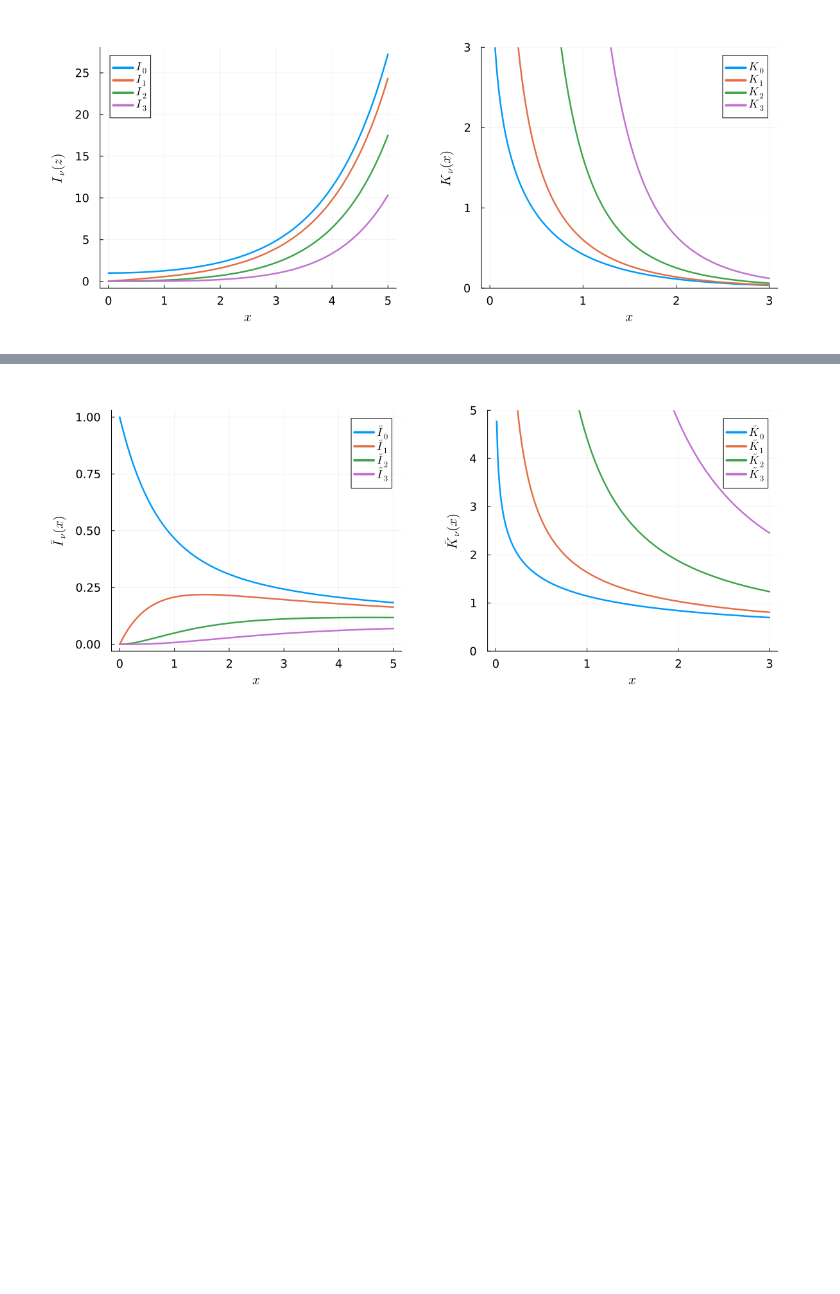
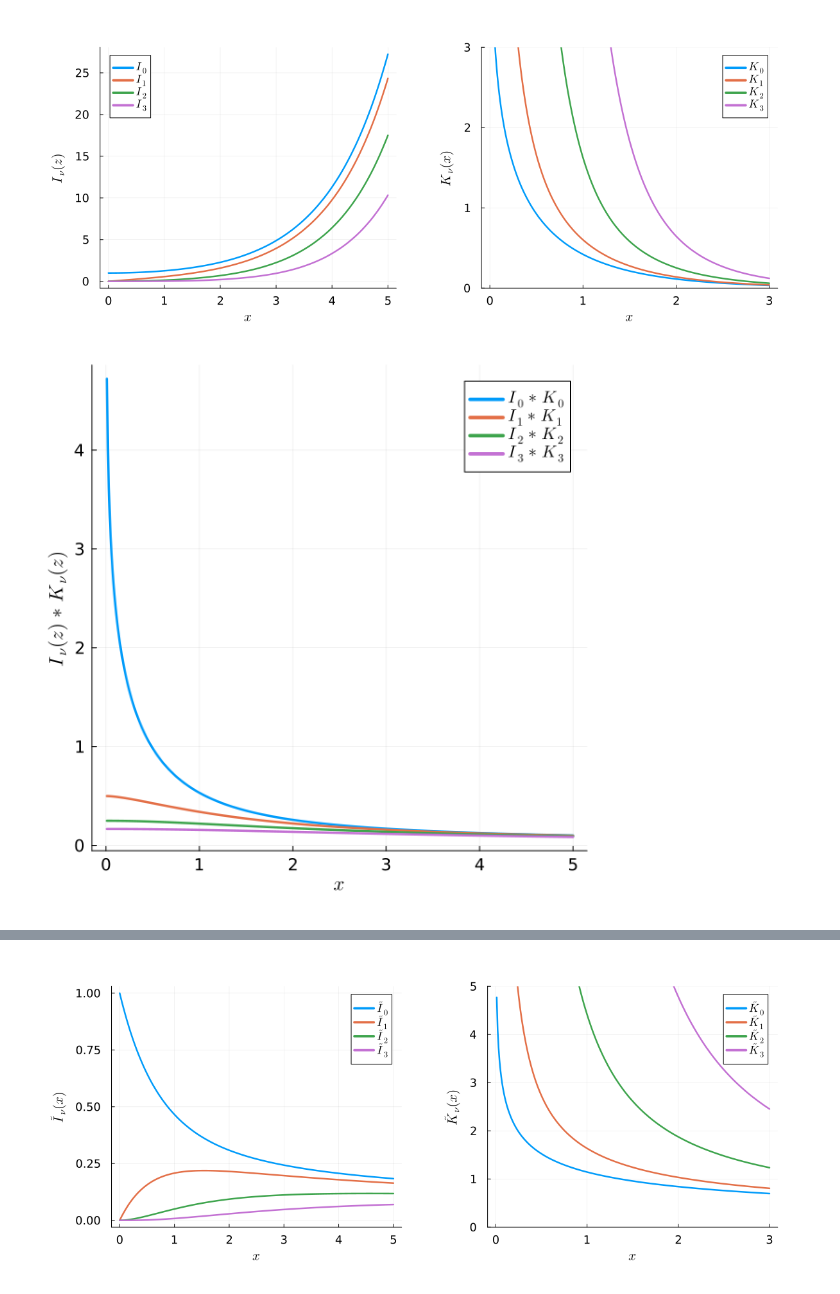
Before and after one commit to karnavr/kylindros, a Jupyter notebook: experiments/scaledBessels.ipynb, the cells around one changed output, grey strips where cells are left out. Cells and saved outputs as stored; diff of their text form; code cells hidden in the pictures; blank space fills up the shorter version.

```diff
--- a/experiments/scaledBessels.ipynb
+++ b/experiments/scaledBessels.ipynb
@@ -47,3 +50,47 @@ savefig(combined_plot, "bessel_plots.pdf")
 combined_plot
 # %% [output]
 [figure]
+# %%
+# plot scaled modified bessel function I(z) for order 0, 1, 2, 3
+z = 0:0.01:5
+lw = 2.5
+
+p = plot(z, besseli.(0, z).*besselk.(0, z),
+    label=L"I_0*K_0",
+    linewidth=lw,
+    size=(600, 600),
+    legendfontsize=12,
+    tickfontsize=12,
+    guidefontsize=14)
+plot!(p, z, besseli.(1, z).*besselk.(1, z), label=L"I_1*K_1", linewidth=lw)
+plot!(p, z, besseli.(2, z).*besselk.(2, z), label=L"I_2*K_2", linewidth=lw)
+plot!(p, z, besseli.(3, z).*besselk.(3, z), label=L"I_3*K_3", linewidth=lw)
+
+xlabel!(L"x")
+ylabel!(L"I_{\nu}(z)*K_{\nu}(z)")
+# z = 0:0.01:3
+# # Create a second plot for K_ν(z)
+# p2 = plot(z, besselk.(0, z),
+#     label=L"K_0",
+#     linewidth=lw,
+#     size=(600, 600),
+#     legendfontsize=12,
+#     tickfontsize=12,
+#     guidefontsize=14)
+# plot!(p2, z, besselk.(1, z), label=L"K_1", linewidth=lw)
+# plot!(p2, z, besselk.(2, z), label=L"K_2", linewidth=lw)
+# plot!(p2, z, besselk.(3, z), label=L"K_3", linewidth=lw)
+# ylims!(p2, 0, 3)
+
+# xlabel!(p2, L"x")
+# ylabel!(p2, L"K_{\nu}(x)")
+
+# # Combine both plots into a single figure with subplots
+# combined_plot = plot(p, p2, layout=(1, 2), size=(1200, 500), margin=10mm)
+
+# # save figure as a svg file
+# savefig(combined_plot, "bessel_plots.pdf")
+
+# combined_plot
+# %% [output]
+[figure, added]
```
Also changed, not shown: parts of 19 cells of this notebook, 14 other files.
